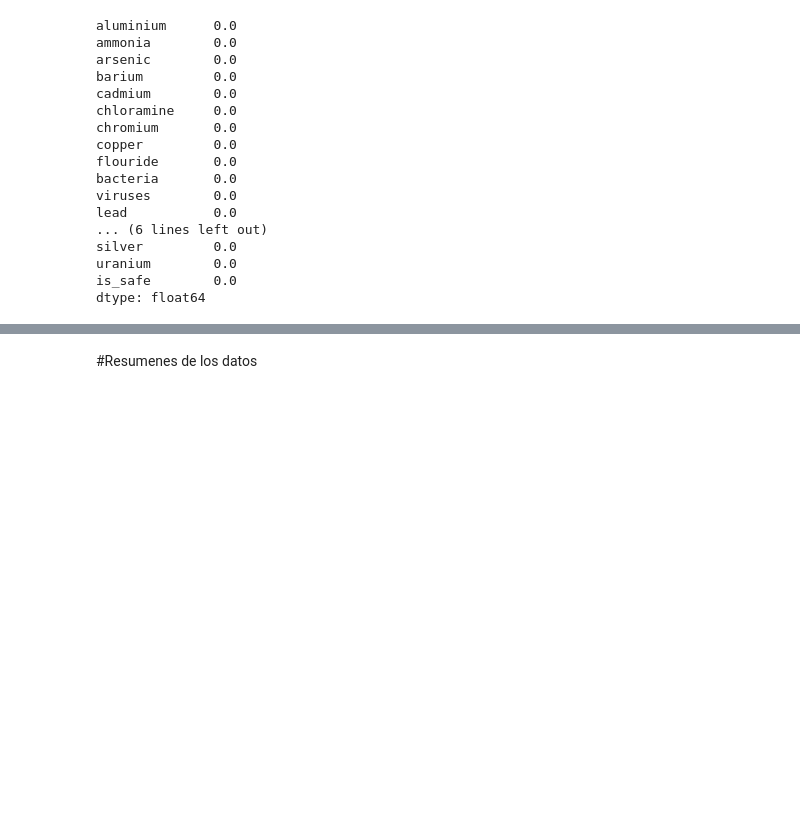
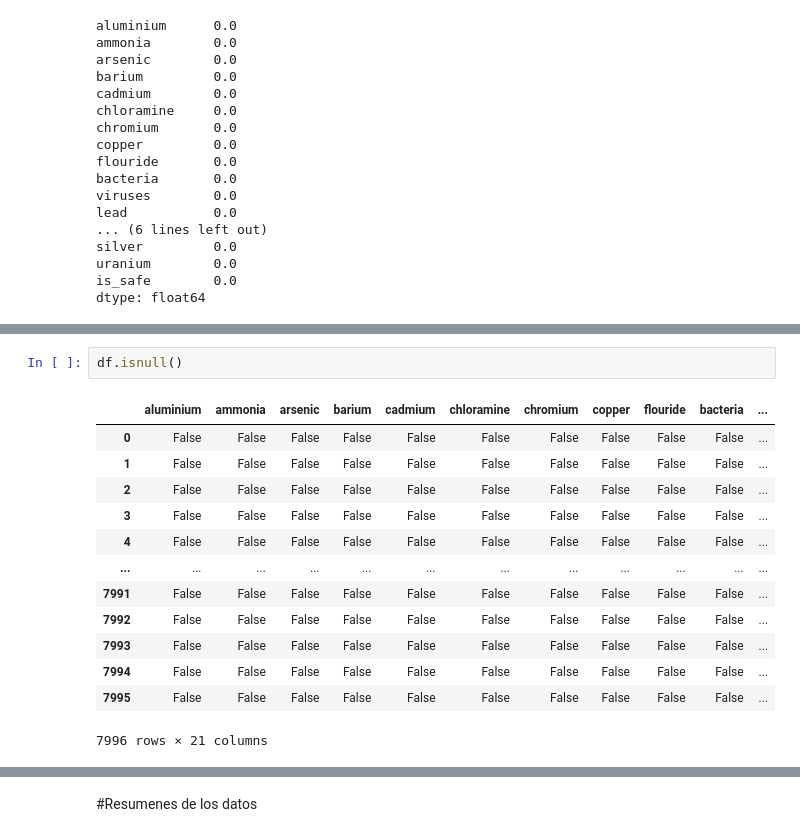
Before and after one commit to Altobert/laboratorioTIC-1, a Jupyter notebook: Copia_de_Laboratorio1_Asm_Alondra.ipynb, the cells around one changed output, grey strips where cells are left out. Drawn from its saved outputs; the diff is of its cells as text; blank space fills up the shorter version.

```diff
--- a/Copia_de_Laboratorio1_Asm_Alondra.ipynb
+++ b/Copia_de_Laboratorio1_Asm_Alondra.ipynb
@@ -184,0 +212,16 @@ dtype: float64
+# %%
+df.isnull()
+# %% [output]
+|  | aluminium | ammonia | arsenic | barium | cadmium | chloramine | chromium | copper | flouride | bacteria | ... |
+| 0 | False | False | False | False | False | False | False | False | False | False | ... |
+| 1 | False | False | False | False | False | False | False | False | False | False | ... |
+| 2 | False | False | False | False | False | False | False | False | False | False | ... |
+| 3 | False | False | False | False | False | False | False | False | False | False | ... |
+| 4 | False | False | False | False | False | False | False | False | False | False | ... |
+| ... | ... | ... | ... | ... | ... | ... | ... | ... | ... | ... | ... |
+| 7991 | False | False | False | False | False | False | False | False | False | False | ... |
+| 7992 | False | False | False | False | False | False | False | False | False | False | ... |
+| 7993 | False | False | False | False | False | False | False | False | False | False | ... |
+| 7994 | False | False | False | False | False | False | False | False | False | False | ... |
+| 7995 | False | False | False | False | False | False | False | False | False | False | ... |
+7996 rows × 21 columns
```
Also changed, not shown: parts of 4 cells of this notebook.
